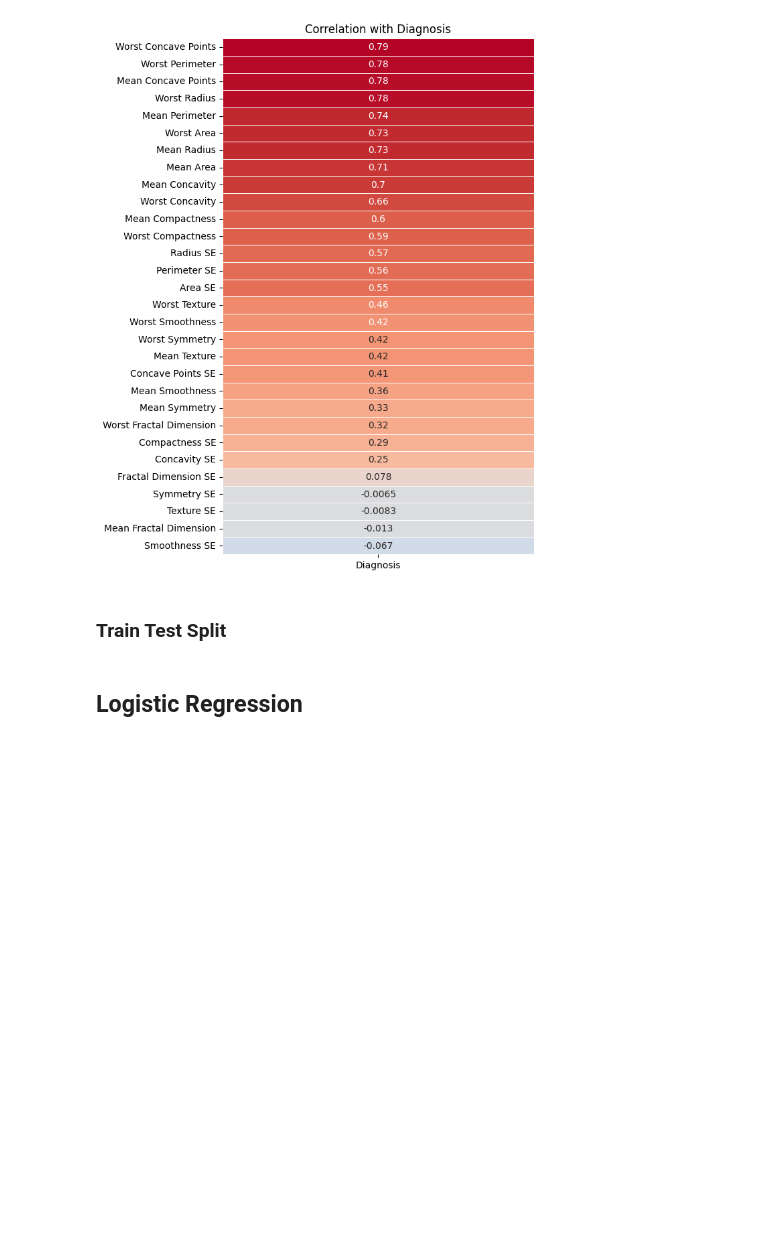
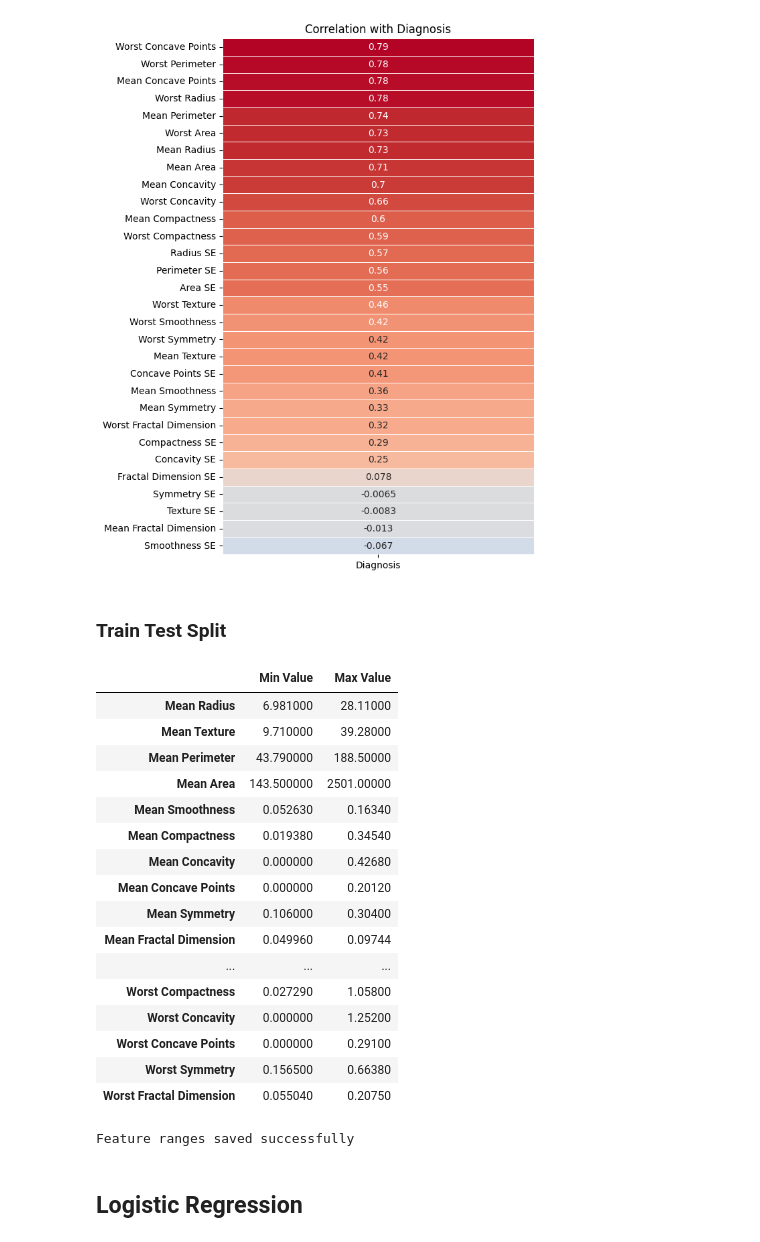
Before and after one commit to haricharnbytes/breast_cancer, a Jupyter notebook: breast_cancer.ipynb, the cells around one changed output. Drawn from its saved outputs; the diff is of its cells as text; code cells hidden in the pictures; blank space fills up the shorter version.

Commit message:
feature range to pkl

```diff
--- a/breast_cancer.ipynb
+++ b/breast_cancer.ipynb
@@ -216,6 +229,41 @@ y = df["Diagnosis"].map({
     "Benign": 0,
     "Malignant": 1
 })
+# %%
+feature_ranges = {}
+
+for col in X.columns:
+    feature_ranges[col] = (X[col].min(), X[col].max())
+ranges_df = pd.DataFrame(feature_ranges).T
+ranges_df.columns = ["Min Value", "Max Value"]
+
+display(ranges_df)
+# %% [output]
+|  | Min Value | Max Value |
+| Mean Radius | 6.981000 | 28.11000 |
+| Mean Texture | 9.710000 | 39.28000 |
+| Mean Perimeter | 43.790000 | 188.50000 |
+| Mean Area | 143.500000 | 2501.00000 |
+| Mean Smoothness | 0.052630 | 0.16340 |
+| Mean Compactness | 0.019380 | 0.34540 |
+| Mean Concavity | 0.000000 | 0.42680 |
+| Mean Concave Points | 0.000000 | 0.20120 |
+| Mean Symmetry | 0.106000 | 0.30400 |
+| Mean Fractal Dimension | 0.049960 | 0.09744 |
+| ... | ... | ... |
+| Worst Compactness | 0.027290 | 1.05800 |
+| Worst Concavity | 0.000000 | 1.25200 |
+| Worst Concave Points | 0.000000 | 0.29100 |
+| Worst Symmetry | 0.156500 | 0.66380 |
+| Worst Fractal Dimension | 0.055040 | 0.20750 |
+# %%
+import joblib
+
+joblib.dump(feature_ranges, "feature_ranges.pkl")
+
+print("Feature ranges saved successfully")
+# %% [output]
+Feature ranges saved successfully
 # %%
 X_train, X_test, y_train, y_test = train_test_split(X, y,test_size=0.2, random_state=42)
 # %%
```
Also changed, not shown: parts of 2 cells of this notebook.
